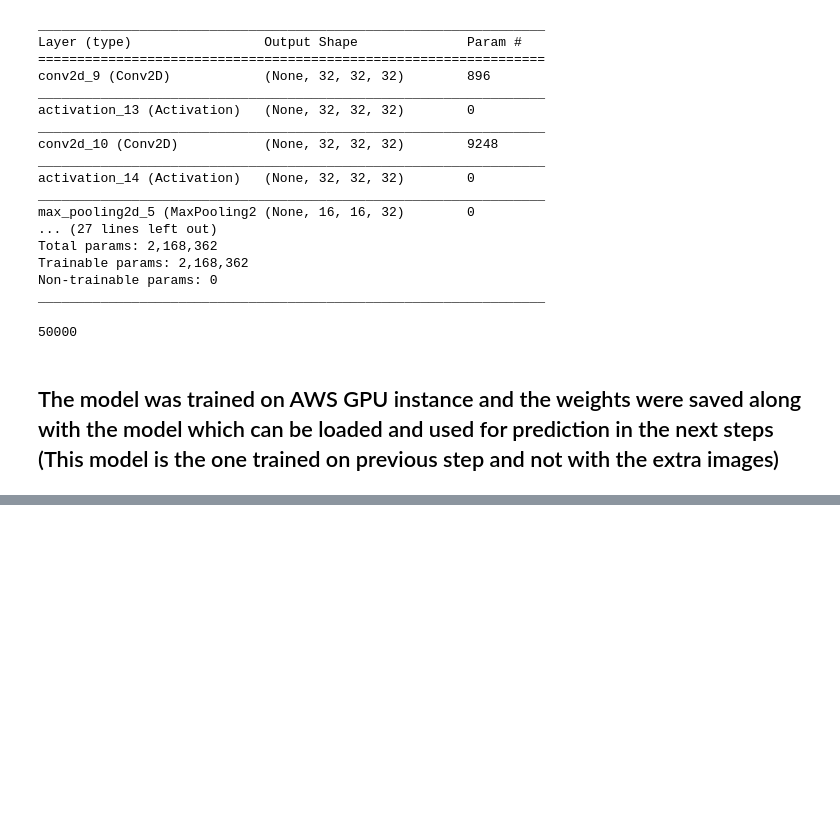
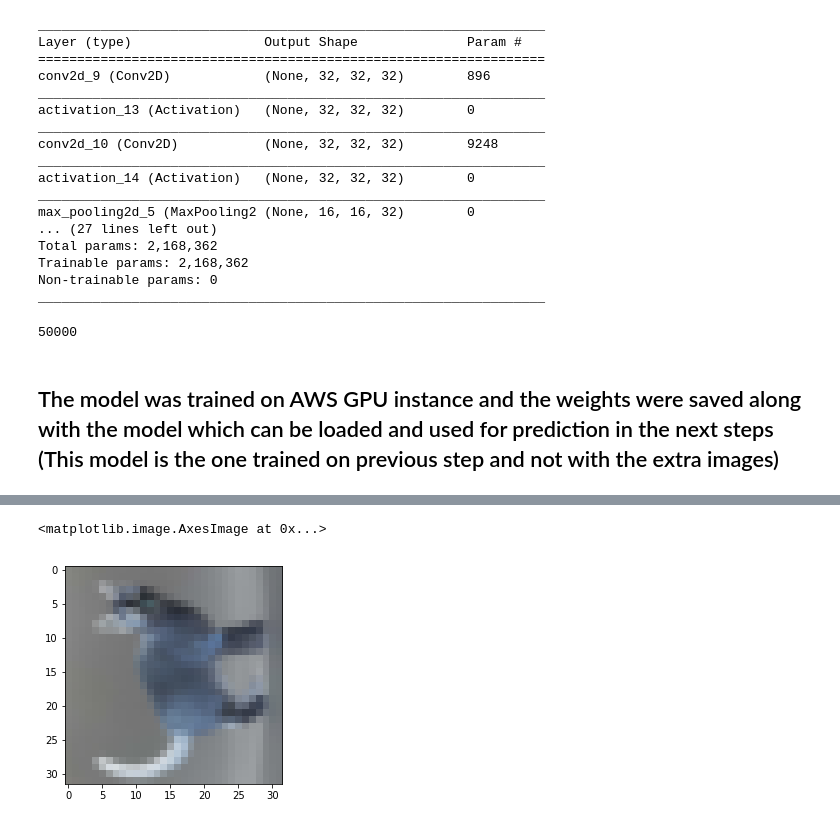
Before and after one commit to abhikbanerjee/DeepLearningKeras, a Jupyter notebook: Deep_CNN_More_Images_CIFAR10.ipynb, the cells around one changed output, grey strips where cells are left out. Drawn from its saved outputs; the diff is of its cells as text; code cells hidden in the pictures; blank space fills up the shorter version.

```diff
--- a/Deep_CNN_More_Images_CIFAR10.ipynb
+++ b/Deep_CNN_More_Images_CIFAR10.ipynb
@@ -129,0 +206,5 @@ print('Test accuracy:', score[1])
+# %%
+plt.imshow(imgs[0])
+# %% [output]
+<matplotlib.image.AxesImage at 0x...>
+[figure, added]
```
Also changed, not shown: parts of 6 cells of this notebook.
